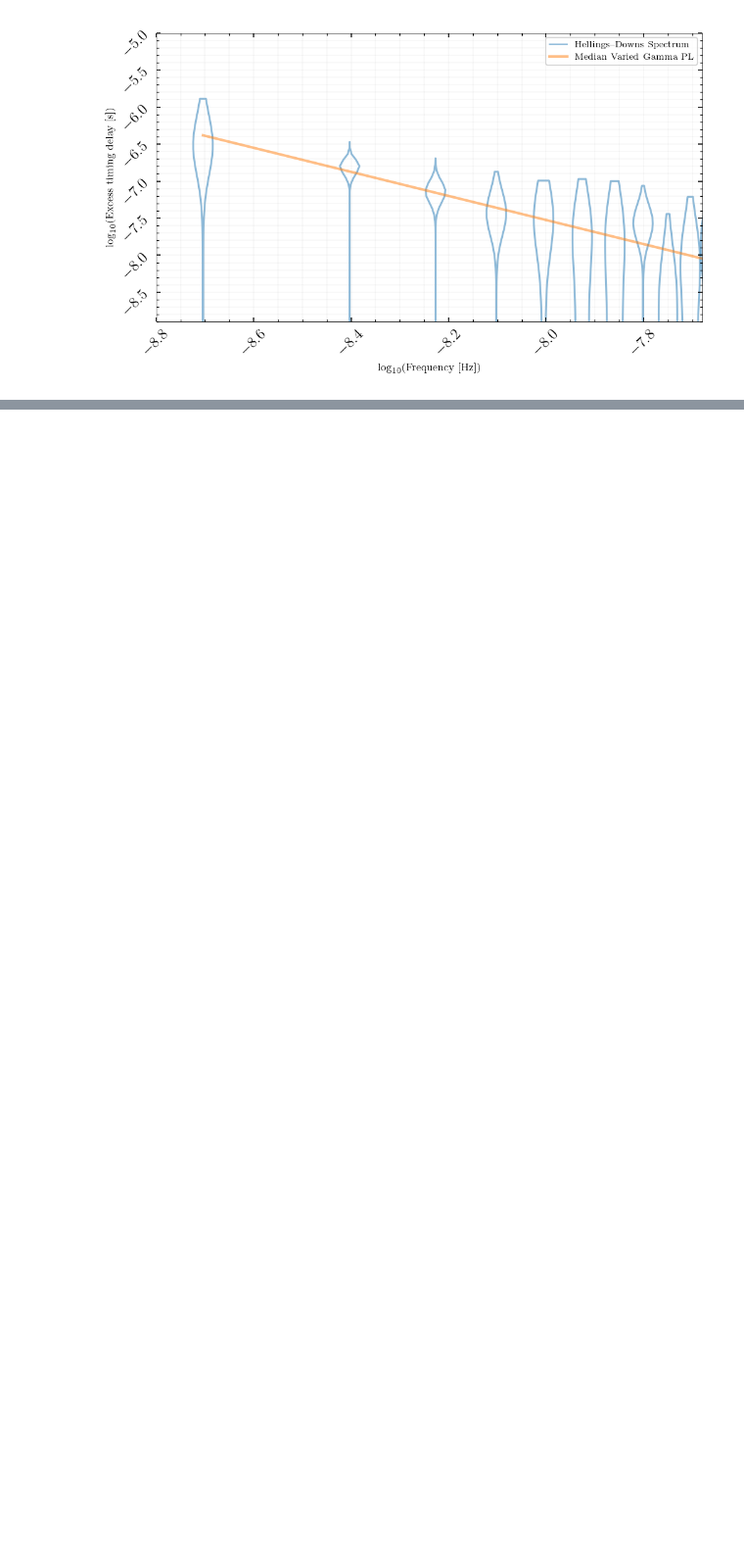
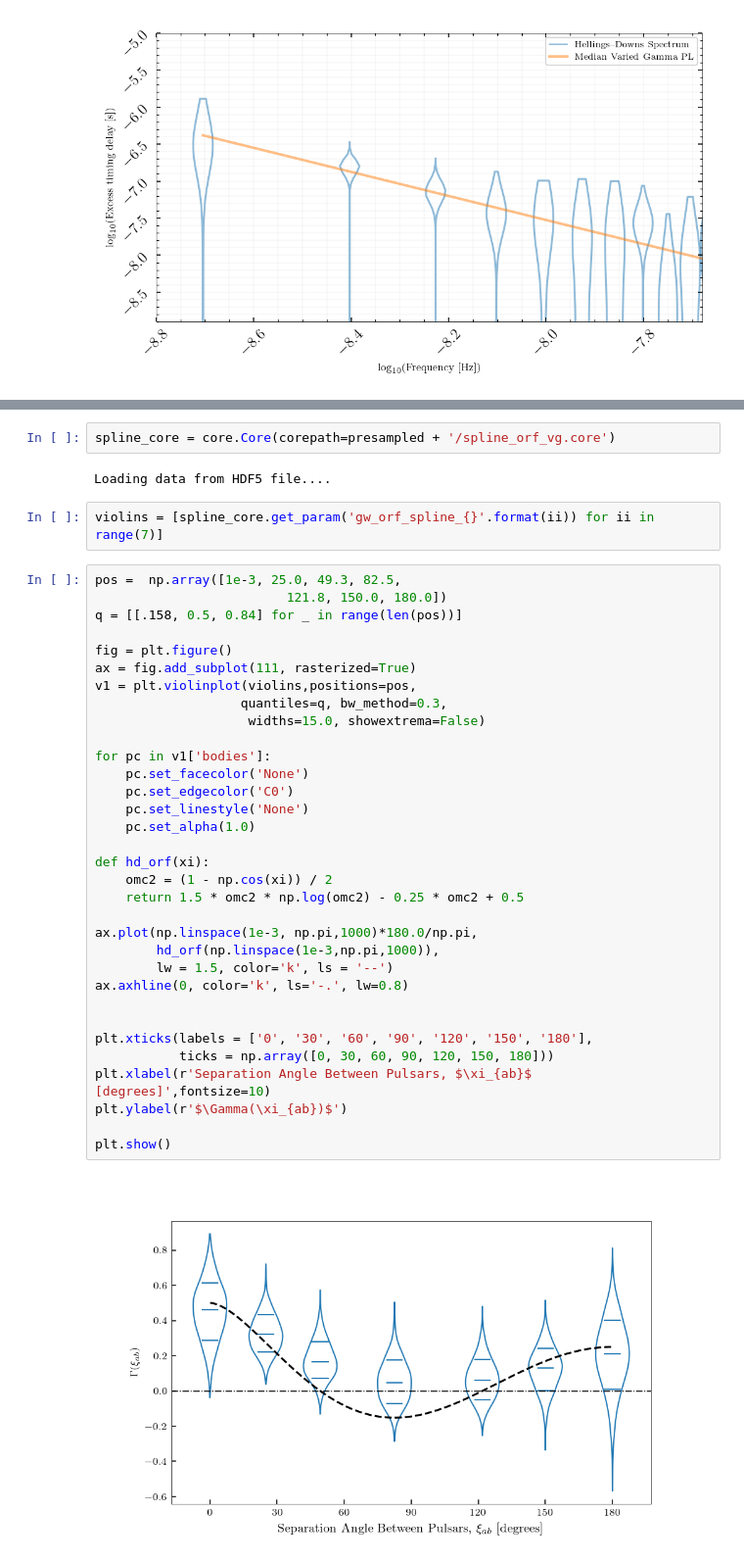
Before and after one commit to nanograv/15yr_stochastic_analysis, a Jupyter notebook: tutorials/parameter_est.ipynb, the cells around one changed output, grey strips where cells are left out. Shown at 98% size. Cells and saved outputs as stored; diff of their text form; blank space fills up the shorter version.

Commit message:
add spline orf

```diff
--- a/tutorials/parameter_est.ipynb
+++ b/tutorials/parameter_est.ipynb
@@ -418,0 +453,41 @@ plt.show()
+# %%
+spline_core = core.Core(corepath=presampled + '/spline_orf_vg.core')
+# %% [output]
+Loading data from HDF5 file....
+# %%
+violins = [spline_core.get_param('gw_orf_spline_{}'.format(ii)) for ii in range(7)]
+# %%
+pos =  np.array([1e-3, 25.0, 49.3, 82.5,
+                         121.8, 150.0, 180.0])
+q = [[.158, 0.5, 0.84] for _ in range(len(pos))]
+
+fig = plt.figure()
+ax = fig.add_subplot(111, rasterized=True)
+v1 = plt.violinplot(violins,positions=pos,
+                   quantiles=q, bw_method=0.3,
+                    widths=15.0, showextrema=False)
+
+for pc in v1['bodies']:
+    pc.set_facecolor('None')
+    pc.set_edgecolor('C0')
+    pc.set_linestyle('None')
+    pc.set_alpha(1.0)
+
+def hd_orf(xi):
+    omc2 = (1 - np.cos(xi)) / 2
+    return 1.5 * omc2 * np.log(omc2) - 0.25 * omc2 + 0.5
+
+ax.plot(np.linspace(1e-3, np.pi,1000)*180.0/np.pi,
+        hd_orf(np.linspace(1e-3,np.pi,1000)),
+        lw = 1.5, color='k', ls = '--')
+ax.axhline(0, color='k', ls='-.', lw=0.8)
+
+
+plt.xticks(labels = ['0', '30', '60', '90', '120', '150', '180'],
+           ticks = np.array([0, 30, 60, 90, 120, 150, 180]))
+plt.xlabel(r'Separation Angle Between Pulsars, $\xi_{ab}$ [degrees]',fontsize=10)
+plt.ylabel(r'$\Gamma(\xi_{ab})$')
+
+plt.show()
+# %% [output]
+[figure, added]
```
Also changed, not shown: parts of 6 cells of this notebook, 1 other file.
